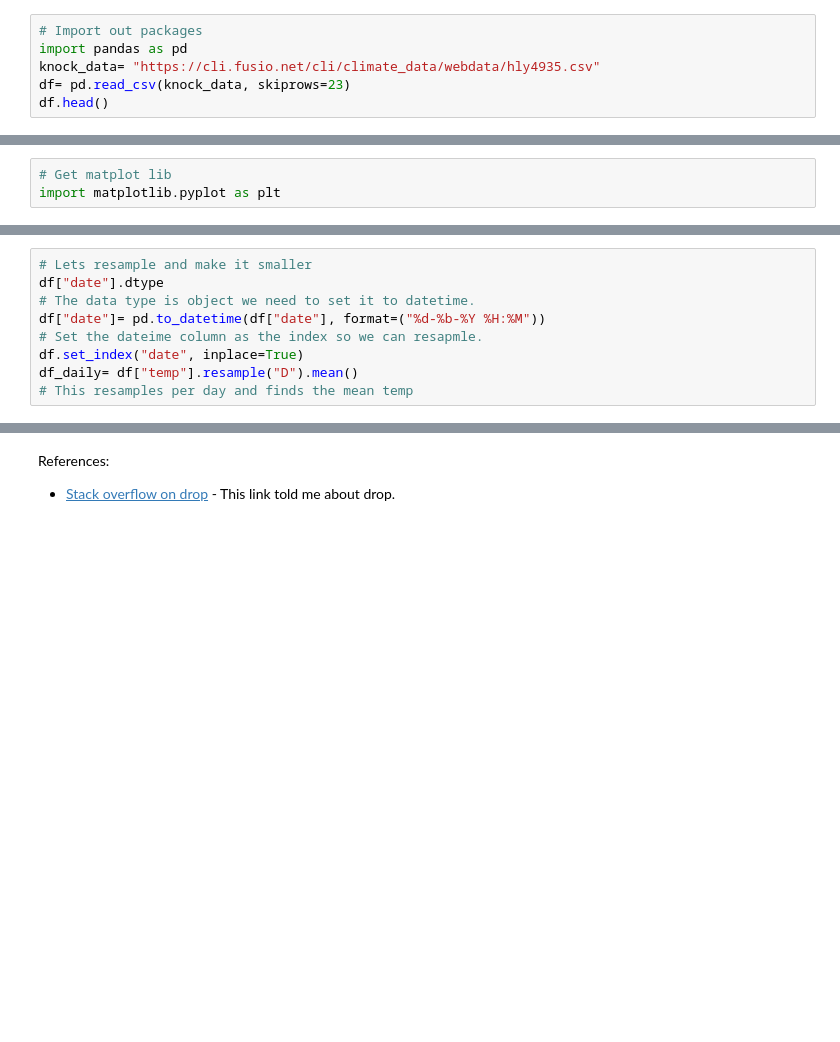
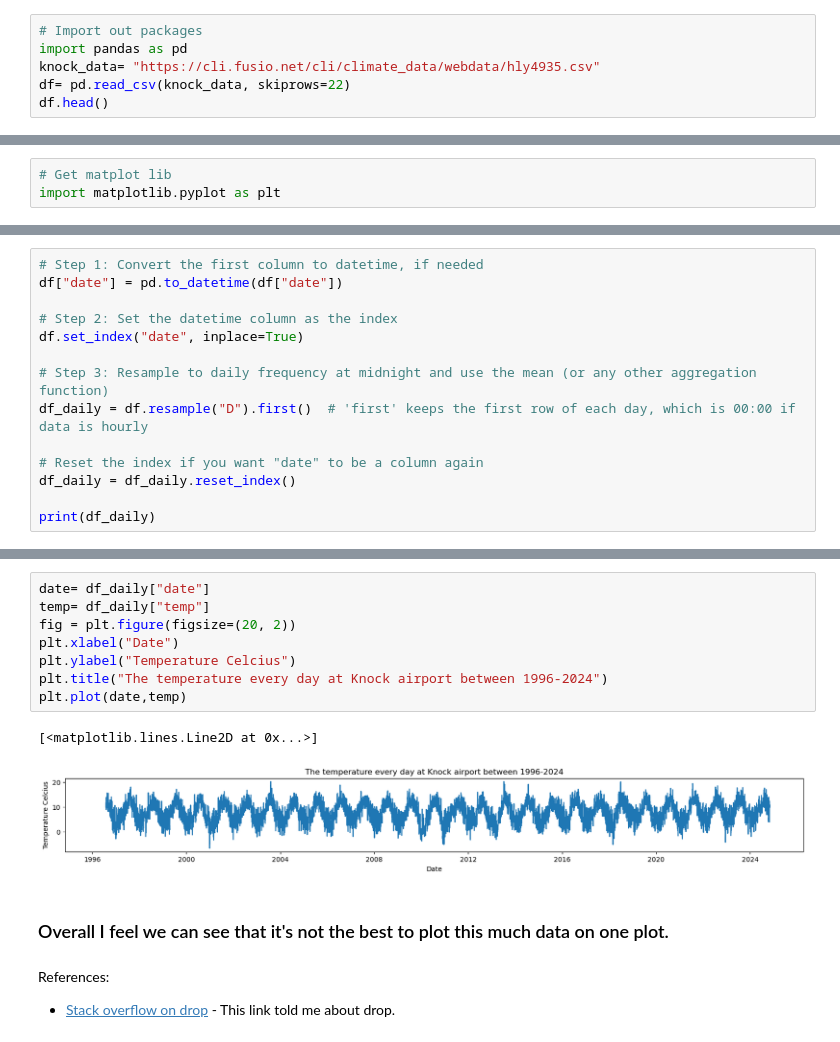
Before and after one commit to AndreHoarau/PFDA, a Jupyter notebook: assignments/assignment_6_weather.ipynb, the cells around one changed output, grey strips where cells are left out. Cells and saved outputs as stored; diff of their text form; blank space fills up the shorter version.

```diff
--- a/assignments/assignment_6_weather.ipynb
+++ b/assignments/assignment_6_weather.ipynb
@@ -15,7 +15,7 @@
 # Import out packages
 import pandas as pd
 knock_data= "https://cli.fusio.net/cli/climate_data/webdata/hly4935.csv"
-df= pd.read_csv(knock_data, skiprows=23)
+df= pd.read_csv(knock_data, skiprows=22)
 df.head()
 # %% [output]
 |  | date | ind | rain | ind.1 | temp | ind.2 | wetb | dewpt | vappr | rhum | ... | ... |
@@ -47,9 +53,0 @@ df.head()
-# %%
-# Lets resample and make it smaller
-df["date"].dtype
-# The data type is object we need to set it to datetime.
-df["date"]= pd.to_datetime(df["date"], format=("%d-%b-%Y %H:%M"))
-# Set the dateime column as the index so we can resapmle.
-df.set_index("date", inplace=True)
-df_daily= df["temp"].resample("D").mean()
-# This resamples per day and finds the mean temp
@@ -77,0 +54,14 @@ KeyError: 'date'
+# %%
+# Step 1: Convert the first column to datetime, if needed
+df["date"] = pd.to_datetime(df["date"])
+
+# Step 2: Set the datetime column as the index
+df.set_index("date", inplace=True)
+
+# Step 3: Resample to daily frequency at midnight and use the mean (or any other aggregation function)
+df_daily = df.resample("D").first()  # 'first' keeps the first row of each day, which is 00:00 if data is hourly
+
+# Reset the index if you want "date" to be a column again
+df_daily = df_daily.reset_index()
+
+print(df_daily)
@@ -78,3 +102,16 @@ KeyError: 'date'
+# %%
+date= df_daily["date"]
+temp= df_daily["temp"]
+fig = plt.figure(figsize=(20, 2))
+plt.xlabel("Date")
+plt.ylabel("Temperature Celcius")
+plt.title("The temperature every day at Knock airport between 1996-2024")
+plt.plot(date,temp)
+# %% [output]
+[<matplotlib.lines.Line2D at 0x...>]
+[figure, added]
+# %% [markdown]
+### Overall I feel we can see that it's not the best to plot this much data on one plot.
 # %% [markdown]
 References:
 * [Stack overflow on drop](https://stackoverflow.com/questions/18172851/deleting-dataframe-row-in-pandas-based-on-column-value) - This link told me about drop.
```
Also changed, not shown: parts of 7 cells of this notebook.
